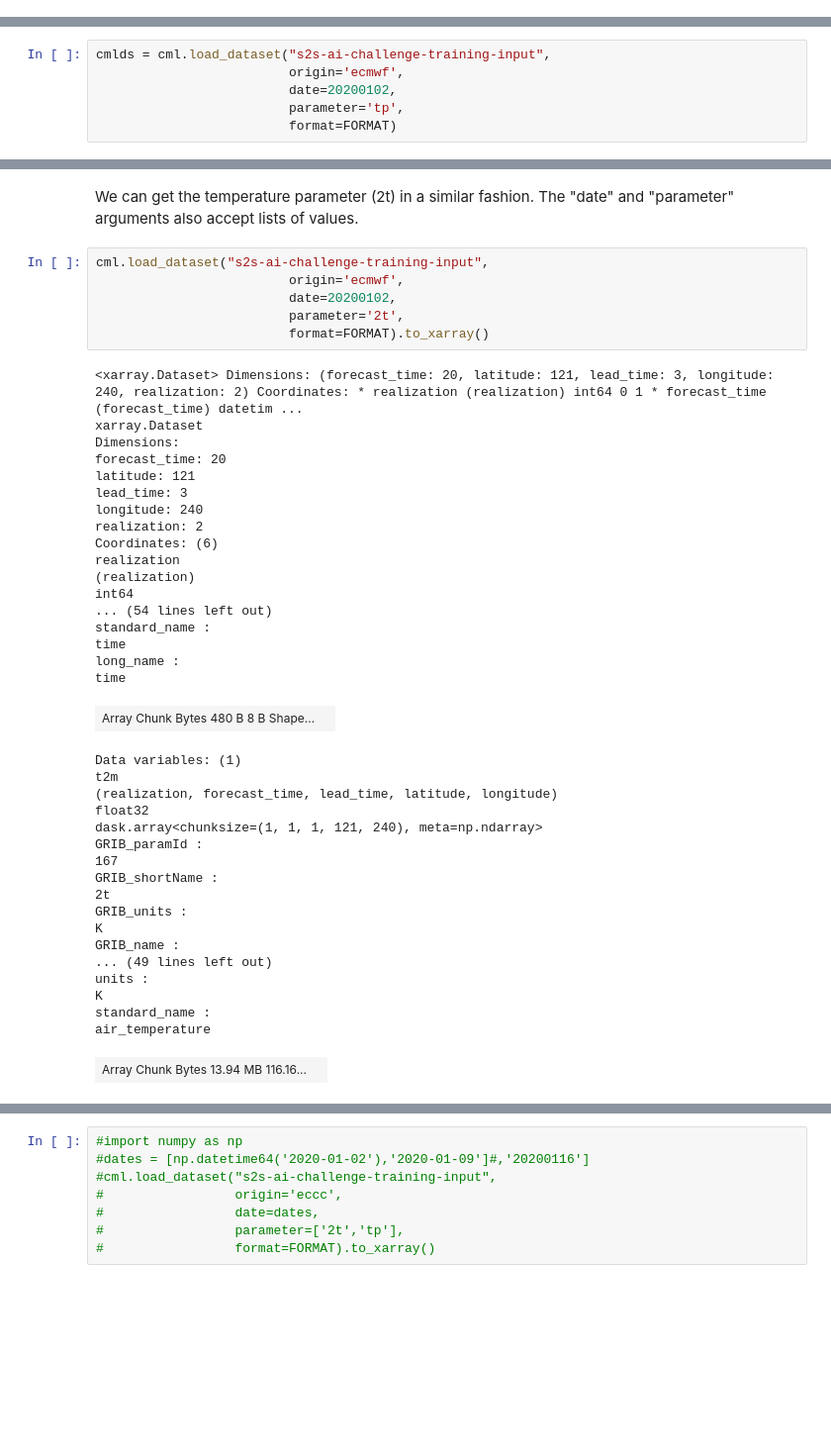
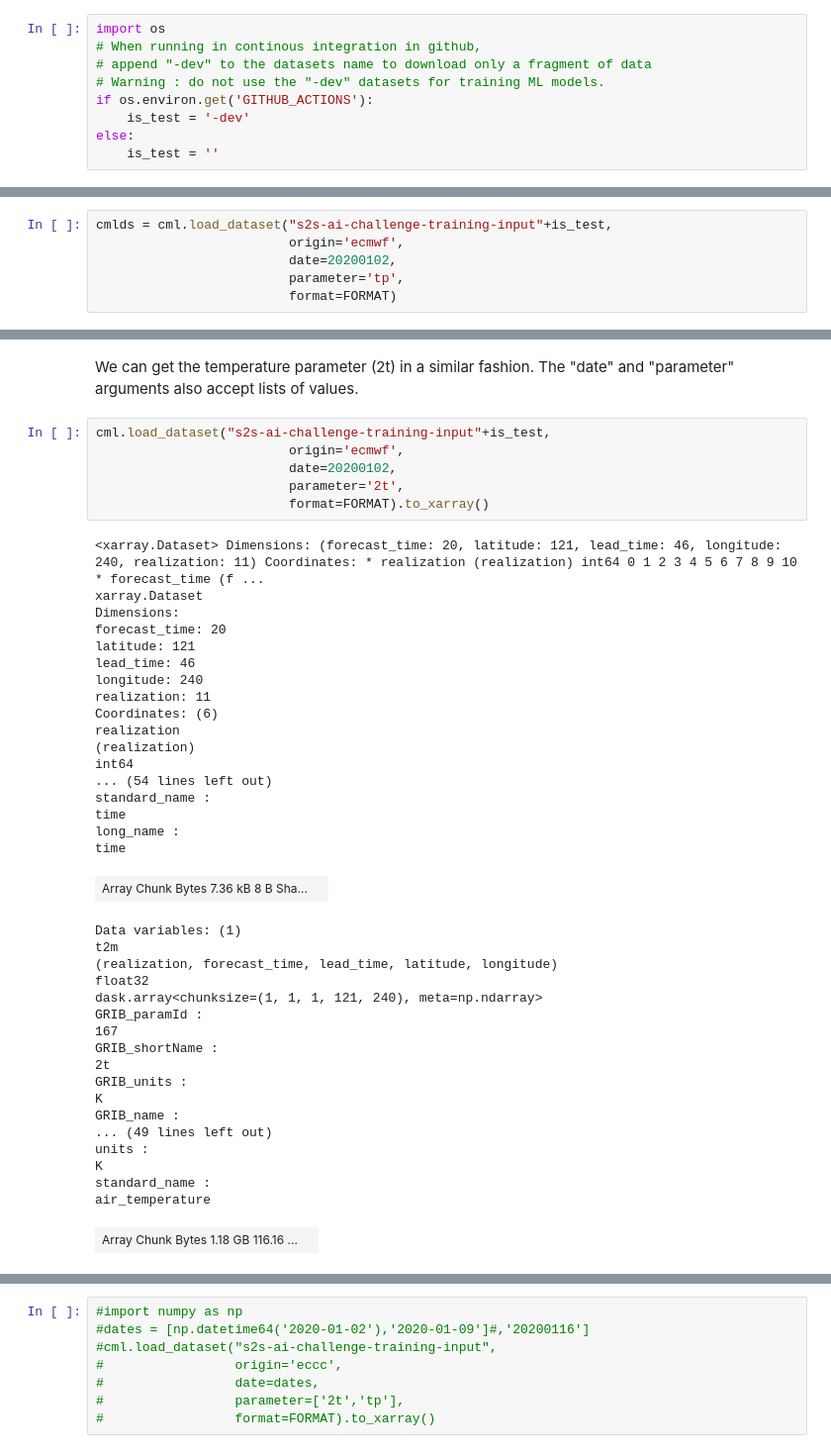
Before and after one commit to ecmwf-lab/climetlab-s2s-ai-challenge, a Jupyter notebook: notebooks/demo_grib.ipynb, the cells around one changed output, grey strips where cells are left out. Shown at 99% size. Cells and saved outputs as stored; diff of their text form; blank space fills up the shorter version.

```diff
--- a/notebooks/demo_grib.ipynb
+++ b/notebooks/demo_grib.ipynb
@@ -13,3 +13,12 @@ Climetlab-s2s-ai-challenge plugin version : 0.4.12
+# %%
+import os
+# When running in continous integration in github,
+# append "-dev" to the datasets name to download only a fragment of data
+# Warning : do not use the "-dev" datasets for training ML models.
+if os.environ.get('GITHUB_ACTIONS'):
+    is_test = '-dev'
+else:
+    is_test = ''
 # %% [markdown]
 # Using grib data
 # %%
@@ -17,7 +26,7 @@ FORMAT = 'grib'
 # %% [markdown]
 Let us download netcdf file for total precipitation (tp) for one given date from the training-input dataset :
 # %%
-cmlds = cml.load_dataset("s2s-ai-challenge-training-input",
+cmlds = cml.load_dataset("s2s-ai-challenge-training-input"+is_test,
                          origin='ecmwf',
                          date=20200102,
                          parameter='tp',
@@ -109,30 +118,30 @@ history :
 # %% [markdown]
 We can get the temperature parameter (2t) in a similar fashion. The "date" and "parameter" arguments also accept lists of values.
 # %%
-cml.load_dataset("s2s-ai-challenge-training-input",
+cml.load_dataset("s2s-ai-challenge-training-input"+is_test,
                          origin='ecmwf',
                          date=20200102,
                          parameter='2t',
                          format=FORMAT).to_xarray()
 # %% [output]
-<xarray.Dataset> Dimensions: (forecast_time: 20, latitude: 121, lead_time: 3, longitude: 240, realization: 2) Coordinates: * realization (realization) int64 0 1 * forecast_time (forecast_time) datetim ...
+<xarray.Dataset> Dimensions: (forecast_time: 20, latitude: 121, lead_time: 46, longitude: 240, realization: 11) Coordinates: * realization (realization) int64 0 1 2 3 4 5 6 7 8 9 10 * forecast_time (f ...
 xarray.Dataset
 Dimensions:
 forecast_time: 20
 latitude: 121
-lead_time: 3
+lead_time: 46
 longitude: 240
-realization: 2
+realization: 11
 Coordinates: (6)
 realization
 (realization)
 int64
 ... (54 lines left out)
 standard_name :
 time
 long_name :
 time
-| Array Chunk Bytes 480 B 8 B Shape... |  |
+| Array Chunk Bytes 7.36 kB 8 B Sha... |  |
 Data variables: (1)
 t2m
 (realization, forecast_time, lead_time, latitude, longitude)
@@ -150,7 +159,7 @@ units :
 K
 standard_name :
 air_temperature
-| Array Chunk Bytes 13.94 MB 116.16... |  |
+| Array Chunk Bytes 1.18 GB 116.16 ... |  |
 Attributes: (7)
 GRIB_edition :
 2
```
Also changed, not shown: parts of 9 cells of this notebook, 1 other file.
